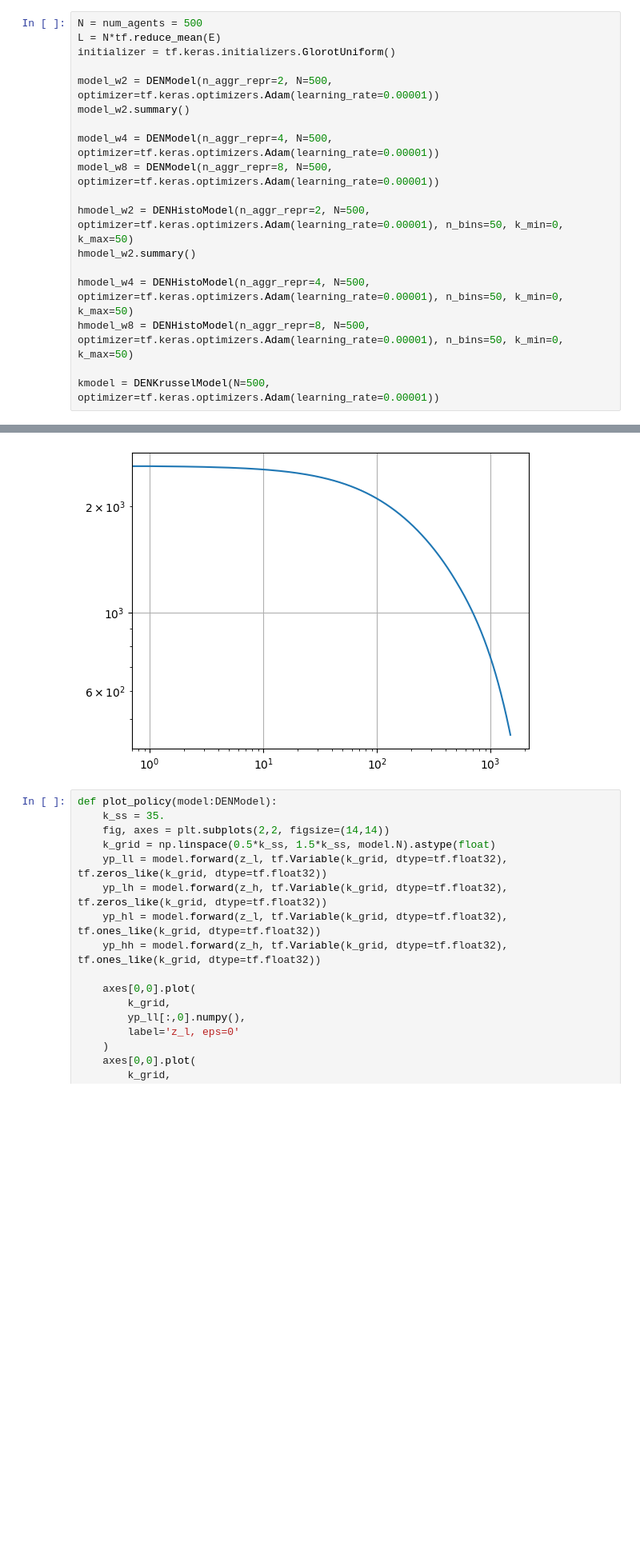
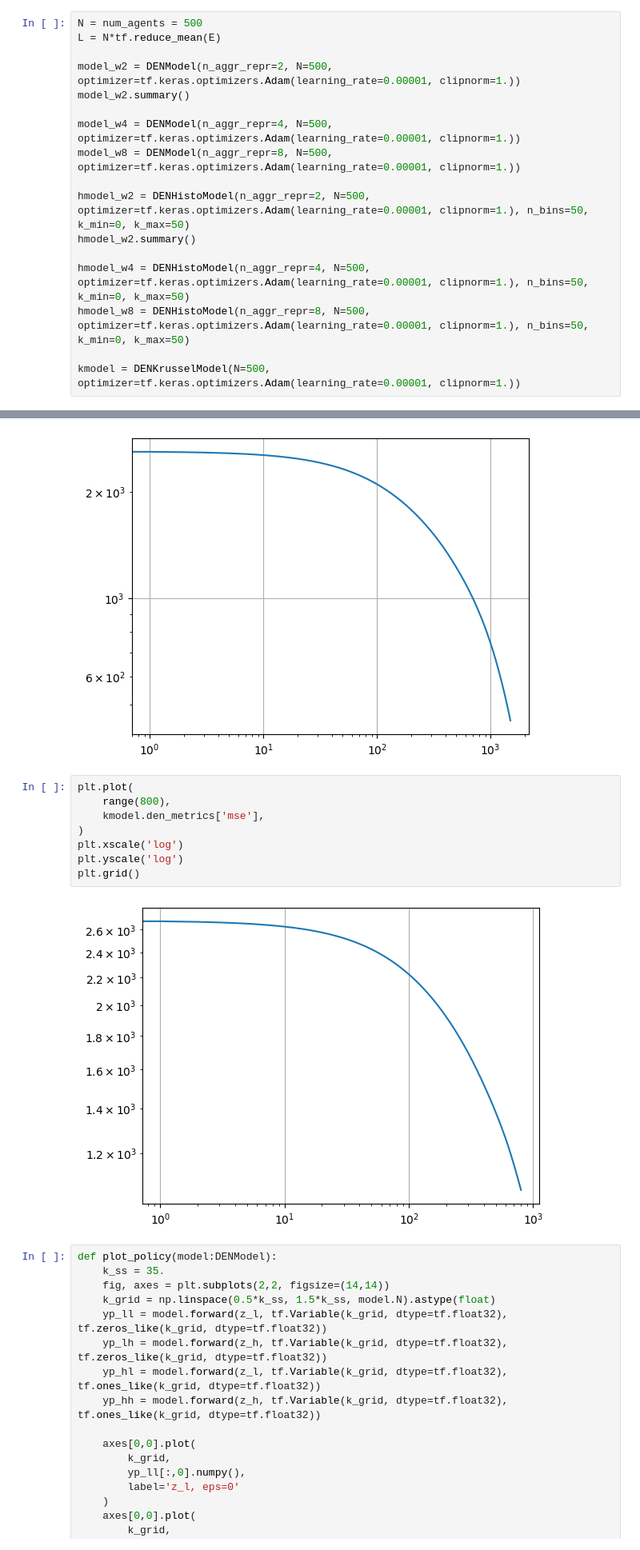
Before and after one commit to slebastard/macroeconomics, a Jupyter notebook: ps2.ipynb, the cells around one changed output, grey strips where cells are left out. Shown at 80% size. Saved outputs shown, nothing was run; the diff lists cells and outputs as text; blank space fills up the shorter version.

```diff
--- a/ps2.ipynb
+++ b/ps2.ipynb
@@ -443,19 +548,18 @@ sgd_optim = tf.keras.optimizers.experimental.SGD(learning_rate=0.0001)
 # %%
 N = num_agents = 500
 L = N*tf.reduce_mean(E)
-initializer = tf.keras.initializers.GlorotUniform()
 
-model_w2 = DENModel(n_aggr_repr=2, N=500, optimizer=tf.keras.optimizers.Adam(learning_rate=0.00001))
+model_w2 = DENModel(n_aggr_repr=2, N=500, optimizer=tf.keras.optimizers.Adam(learning_rate=0.00001, clipnorm=1.))
 model_w2.summary()
 
-model_w4 = DENModel(n_aggr_repr=4, N=500, optimizer=tf.keras.optimizers.Adam(learning_rate=0.00001))
-model_w8 = DENModel(n_aggr_repr=8, N=500, optimizer=tf.keras.optimizers.Adam(learning_rate=0.00001))
+model_w4 = DENModel(n_aggr_repr=4, N=500, optimizer=tf.keras.optimizers.Adam(learning_rate=0.00001, clipnorm=1.))
+model_w8 = DENModel(n_aggr_repr=8, N=500, optimizer=tf.keras.optimizers.Adam(learning_rate=0.00001, clipnorm=1.))
 
-hmodel_w2 = DENHistoModel(n_aggr_repr=2, N=500, optimizer=tf.keras.optimizers.Adam(learning_rate=0.00001), n_bins=50, k_min=0, k_max=50)
+hmodel_w2 = DENHistoModel(n_aggr_repr=2, N=500, optimizer=tf.keras.optimizers.Adam(learning_rate=0.00001, clipnorm=1.), n_bins=50, k_min=0, k_max=50)
 hmodel_w2.summary()
 
-hmodel_w4 = DENHistoModel(n_aggr_repr=4, N=500, optimizer=tf.keras.optimizers.Adam(learning_rate=0.00001), n_bins=50, k_min=0, k_max=50)
-hmodel_w8 = DENHistoModel(n_aggr_repr=8, N=500, optimizer=tf.keras.optimizers.Adam(learning_rate=0.00001), n_bins=50, k_min=0, k_max=50)
+hmodel_w4 = DENHistoModel(n_aggr_repr=4, N=500, optimizer=tf.keras.optimizers.Adam(learning_rate=0.00001, clipnorm=1.), n_bins=50, k_min=0, k_max=50)
+hmodel_w8 = DENHistoModel(n_aggr_repr=8, N=500, optimizer=tf.keras.optimizers.Adam(learning_rate=0.00001, clipnorm=1.), n_bins=50, k_min=0, k_max=50)
 
-kmodel = DENKrusselModel(N=500, optimizer=tf.keras.optimizers.Adam(learning_rate=0.00001))
+kmodel = DENKrusselModel(N=500, optimizer=tf.keras.optimizers.Adam(learning_rate=0.00001, clipnorm=1.))
 # %% [output]
@@ -594,6 +731,16 @@ plt.yscale('log')
 plt.grid()
 # %% [output]
 [figure]
+# %%
+plt.plot(
+    range(800),
+    kmodel.den_metrics['mse'],
+)
+plt.xscale('log')
+plt.yscale('log')
+plt.grid()
+# %% [output]
+[figure, added]
 # %%
 def plot_policy(model:DENModel):
     k_ss = 35.
```
Also changed, not shown: parts of 9 cells of this notebook.
